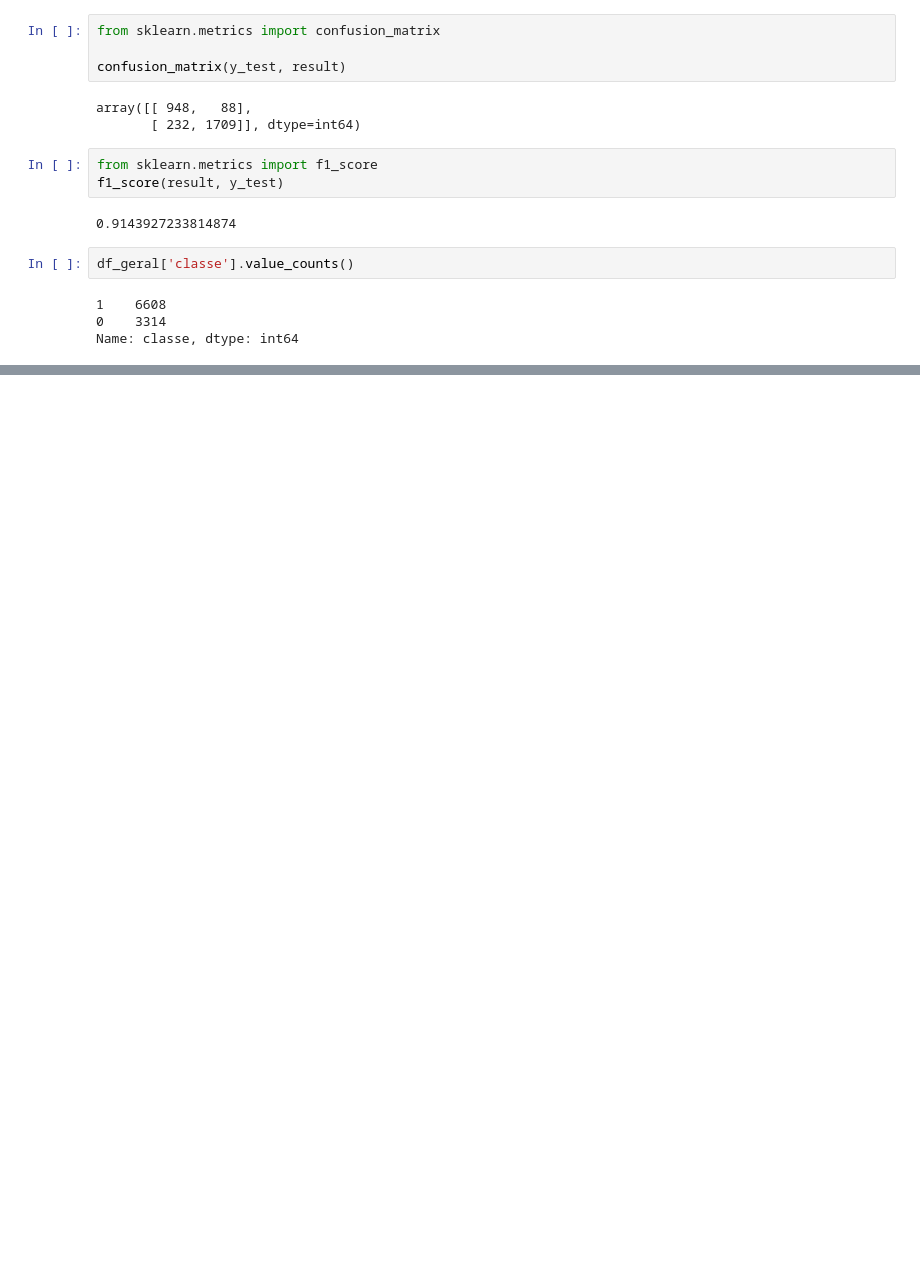
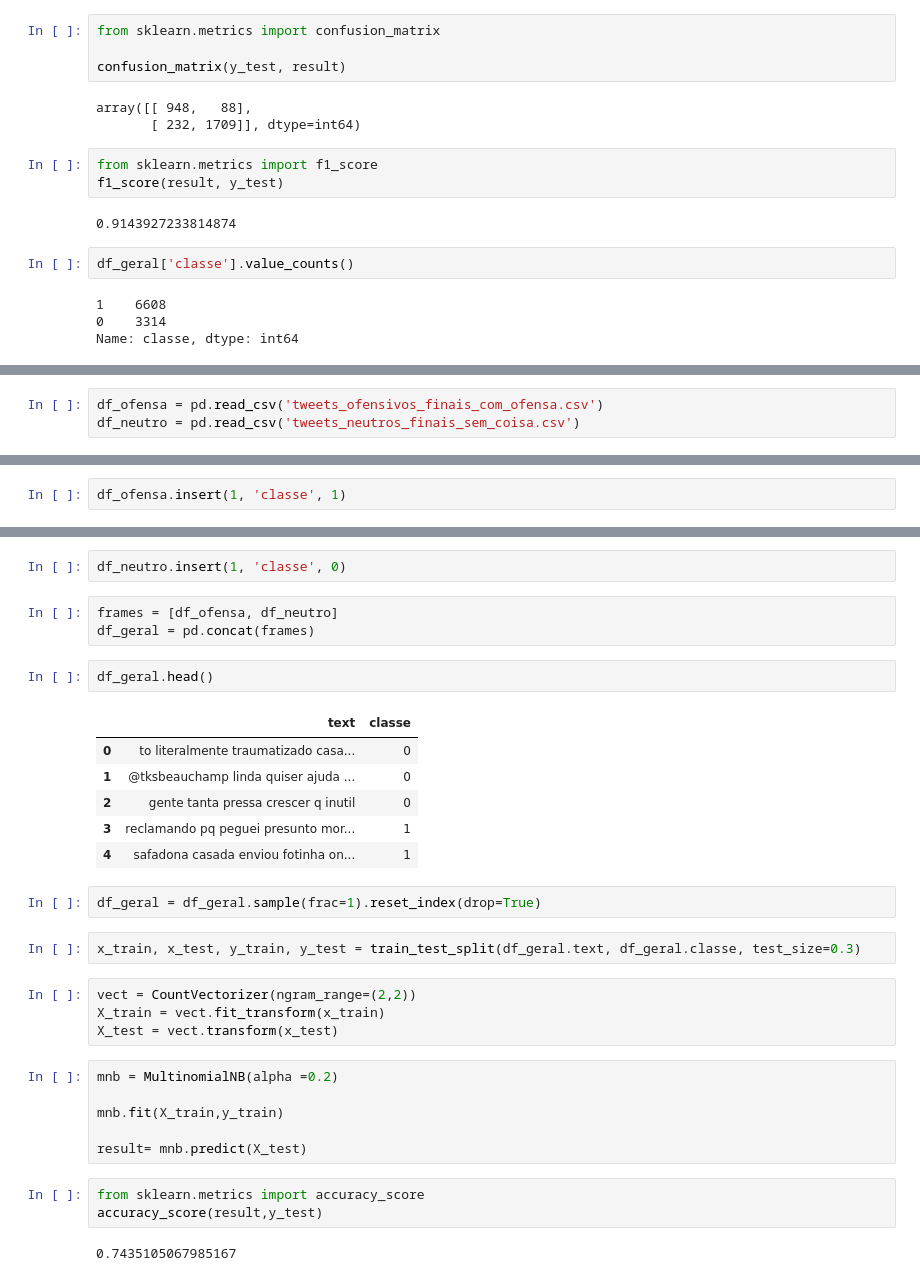
Before and after one commit to Uciolli/IC-Cyberbullying, a Jupyter notebook: primeira_perdicao.ipynb, the cells around one changed output, grey strips where cells are left out. Drawn from its saved outputs; the diff is of its cells as text; blank space fills up the shorter version.

```diff
--- a/primeira_perdicao.ipynb
+++ b/primeira_perdicao.ipynb
@@ -91,0 +94,3 @@ Name: classe, dtype: int64
+# %%
+df_ofensa = pd.read_csv('tweets_ofensivos_finais_com_ofensa.csv')
+df_neutro = pd.read_csv('tweets_neutros_finais_sem_coisa.csv')
@@ -91,0 +106,2 @@ Name: classe, dtype: int64
+# %%
+df_ofensa.insert(1, 'classe', 1)
@@ -91,0 +117,33 @@ Name: classe, dtype: int64
+# %%
+df_neutro.insert(1, 'classe', 0)
+# %%
+frames = [df_ofensa, df_neutro]
+df_geral = pd.concat(frames)
+# %%
+df_geral.head()
+# %% [output]
+|  | text | classe |
+| 0 | to literalmente traumatizado casa... | 0 |
+| 1 | @tksbeauchamp linda quiser ajuda ... | 0 |
+| 2 | gente tanta pressa crescer q inutil | 0 |
+| 3 | reclamando pq peguei presunto mor... | 1 |
+| 4 | safadona casada enviou fotinha on... | 1 |
+# %%
+df_geral = df_geral.sample(frac=1).reset_index(drop=True)
+# %%
+x_train, x_test, y_train, y_test = train_test_split(df_geral.text, df_geral.classe, test_size=0.3)
+# %%
+vect = CountVectorizer(ngram_range=(2,2))
+X_train = vect.fit_transform(x_train)
+X_test = vect.transform(x_test)
+# %%
+mnb = MultinomialNB(alpha =0.2)
+
+mnb.fit(X_train,y_train)
+
+result= mnb.predict(X_test)
+# %%
+from sklearn.metrics import accuracy_score
+accuracy_score(result,y_test)
+# %% [output]
+0.7435105067985167
```
Also changed, not shown: parts of 9 cells of this notebook.
